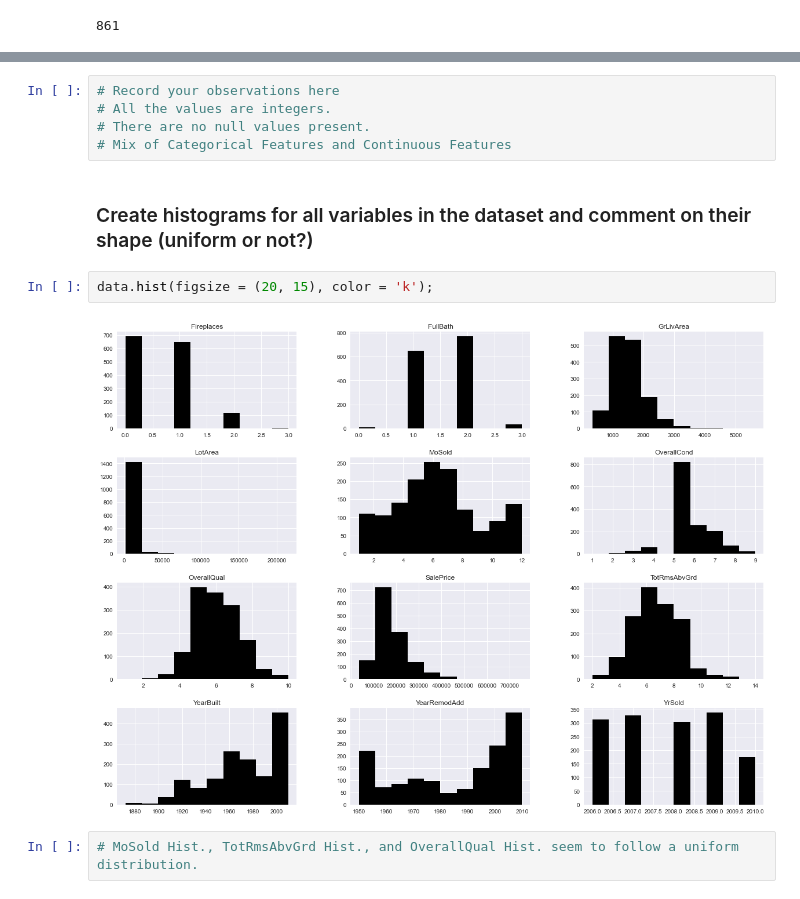
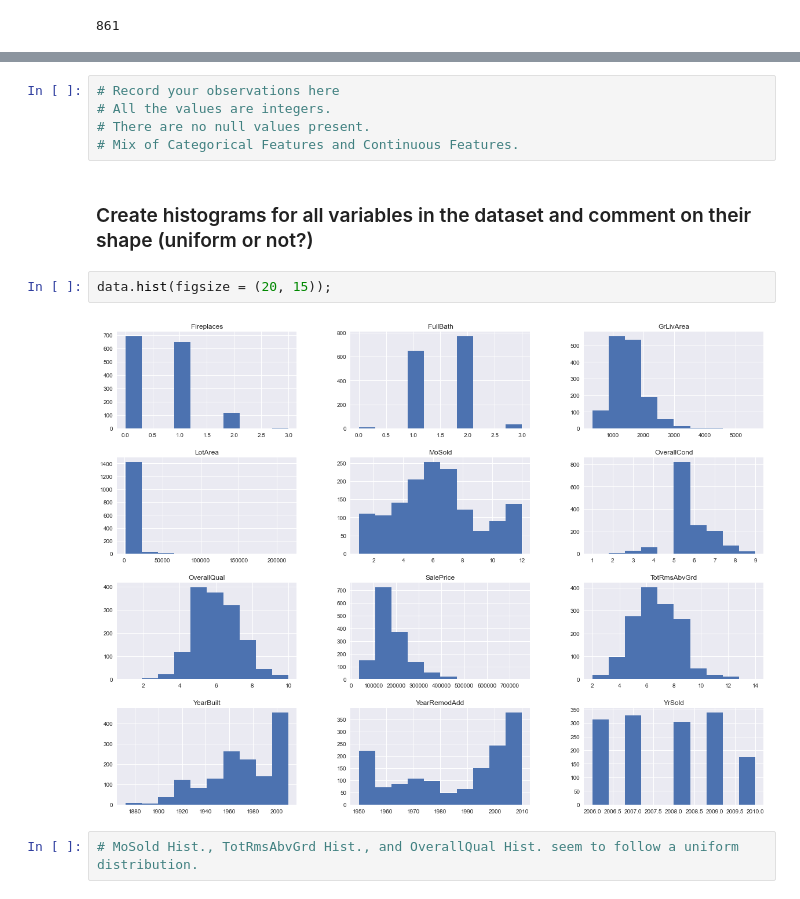
Before and after one commit to Marissa841/dsc-regression-boston-lab, a Jupyter notebook: index.ipynb, the cells around one changed output, grey strips where cells are left out. Drawn from its saved outputs; the diff is of its cells as text.

```diff
--- a/index.ipynb
+++ b/index.ipynb
@@ -96,13 +96,13 @@ data.head()
 # Record your observations here
 # All the values are integers.
 # There are no null values present.
-# Mix of Categorical Features and Continuous Features
+# Mix of Categorical Features and Continuous Features.
 # %% [markdown]
 ### Create histograms for all variables in the dataset and comment on their shape (uniform or not?)
 # %%
-data.hist(figsize = (20, 15), color = 'k');
+data.hist(figsize = (20, 15));
 # %% [output]
-[figure, old version]
+[figure, new version]
 # %%
 # MoSold Hist., TotRmsAbvGrd Hist., and OverallQual Hist. seem to follow a uniform distribution.
 # %%
```
Also changed, not shown: parts of 33 cells of this notebook.
